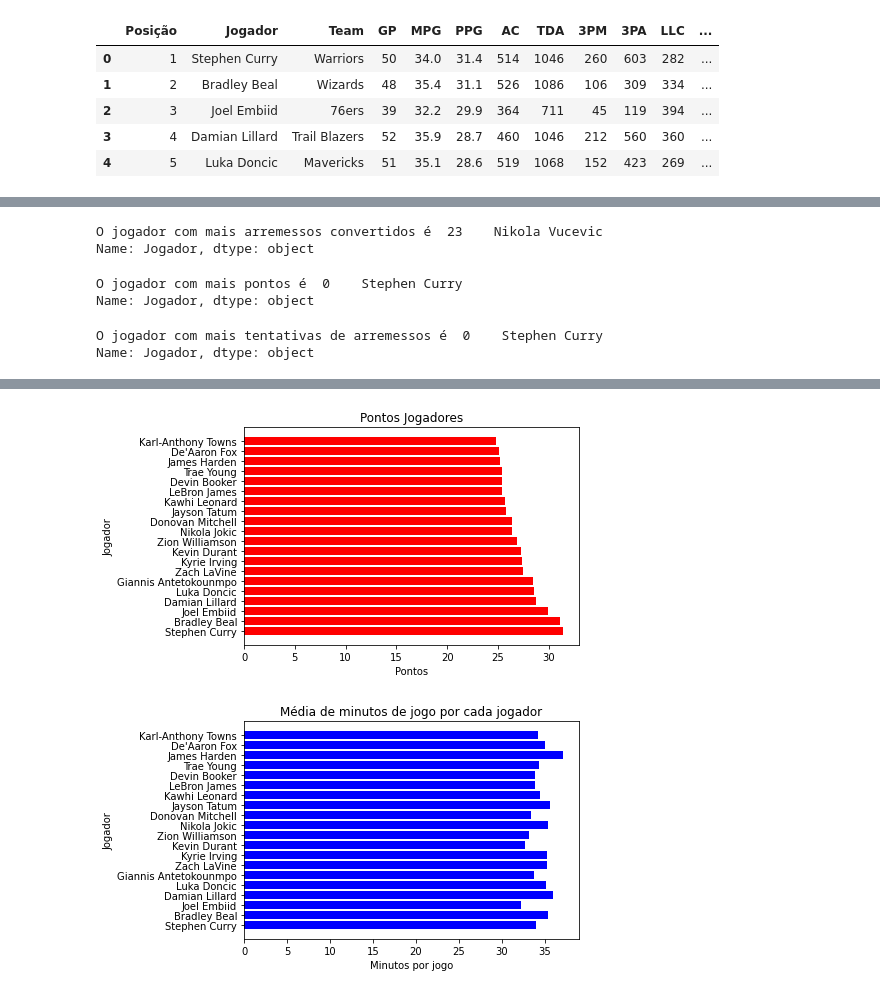
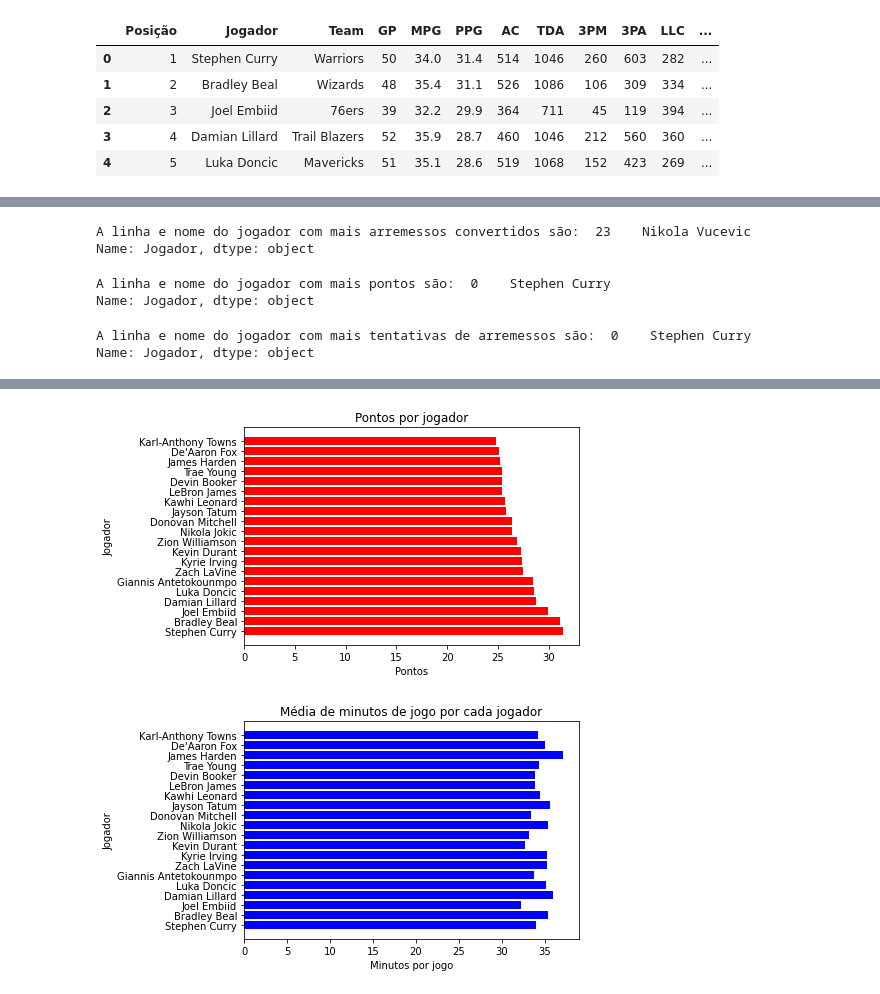
Before and after one commit to Inessantos1811/Projeto-programa-o, a Jupyter notebook: Projeto de programação_NBA.ipynb, the cells around one changed output, grey strips where cells are left out. Drawn from its saved outputs; the diff is of its cells as text; code cells hidden in the pictures.

```diff
--- a/Projeto de programação_NBA.ipynb
+++ b/Projeto de programação_NBA.ipynb
@@ -107,33 +110,33 @@ Bulls            1
 Name: Equipa, dtype: int64
 # %%
-#Quem é o jogador com mais arremessos convertidos?
 mais_tentativasarremessos= df['Tentativa de arremessos'].max()
 jogador_maistarremessos = df.loc[(df['Tentativa de arremessos']== mais_tentativasarremessos)]
+jogador_maistarremessos
 
 
-print('O jogador com mais arremessos convertidos é ', jogador_maistarremessos['Jogador'])
+print('A linha e nome do jogador com mais arremessos convertidos são: ', jogador_maistarremessos['Jogador'])
 # %% [output]
-O jogador com mais arremessos convertidos é  23    Nikola Vucevic
+A linha e nome do jogador com mais arremessos convertidos são:  23    Nikola Vucevic
 Name: Jogador, dtype: object
 # %%
-#Qual é o jogador com mais pontos?
 mais_pontos= df['Pontos'].max()
 jogador_maispontos = df.loc[(df['Pontos']== mais_pontos)]
+jogador_maispontos
 
 
-print('O jogador com mais pontos é ', jogador_maispontos['Jogador'])
+print('A linha e nome do jogador com mais pontos são: ', jogador_maispontos['Jogador'])
 # %% [output]
-O jogador com mais pontos é  0    Stephen Curry
+A linha e nome do jogador com mais pontos são:  0    Stephen Curry
 Name: Jogador, dtype: object
 # %%
-#Jogador com mais tentativas de arremesso
 mais_pontos= df['Pontos'].max()
 jogador_maispontos = df.loc[(df['Pontos']== mais_pontos)]
+jogador_maispontos
 
 
-print('O jogador com mais tentativas de arremessos é ', jogador_maispontos['Jogador'])
+print('A linha e nome do jogador com mais tentativas de arremessos são: ', jogador_maispontos['Jogador'])
 # %% [output]
-O jogador com mais tentativas de arremessos é  0    Stephen Curry
+A linha e nome do jogador com mais tentativas de arremessos são:  0    Stephen Curry
 Name: Jogador, dtype: object
 # %%
 #Jogadores com mais partidas jogadas
@@ -144,15 +147,23 @@ jogador_max
 |  | Posição | Jogador | Equipa | Partidas jogadas | Minutos por jogo | Pontos | Arremessos convertidos | ... |
 | 23 | 24 | Nikola Vucevic | Bulls | 58 | 33.6 | 24.2 | 568 | ... |
 | 26 | 27 | Julius Randle | Knicks | 58 | 37.4 | 23.6 | 486 | ... |
-# %%
-#Gráfico dos pontos feitos pelos jogadores do top 20
-Jogador = df ['Jogador'].head(20).tolist()
-Pontos = df ['Pontos'].head(20).tolist()
-plt.barh(Jogador, Pontos, color='red')
-plt.ylabel("Jogador")
-plt.xlabel("Pontos")
-plt.title('Pontos Jogadores')
-plt.show()
-# %% [output]
-[figure, removed]
+# %%
+#%matplotlib notebook
+%matplotlib inline
+
+#neste gráfico vamos fazer uma relação entre os Jogadores e a média de pontos que estes fizeram ao longo da época
+#criar as variáveis que vão ser relacionadas: Jogador e Pontos
+
+Jogador = df ['Jogador'].head(20).tolist()
+Pontos = df ['Pontos'].head(20).tolist()
+
+#Criar o gráfico:
+#No eixo do x encontram-se os jogadores, no eixo do y os pontos, e escolhemos a cor vermelha para as barras
+plt.barh(Jogador, Pontos, color='red')
+plt.ylabel("Jogador") #nome do eixo vertical, eixo do x
+plt.xlabel("Pontos") #nome do eixo horizontal, eixo do y
+plt.title('Pontos por jogador') #título do gráfico
+plt.show()
+# %% [output]
+[figure, added]
 # %%
```
Also changed, not shown: parts of 12 cells of this notebook.
